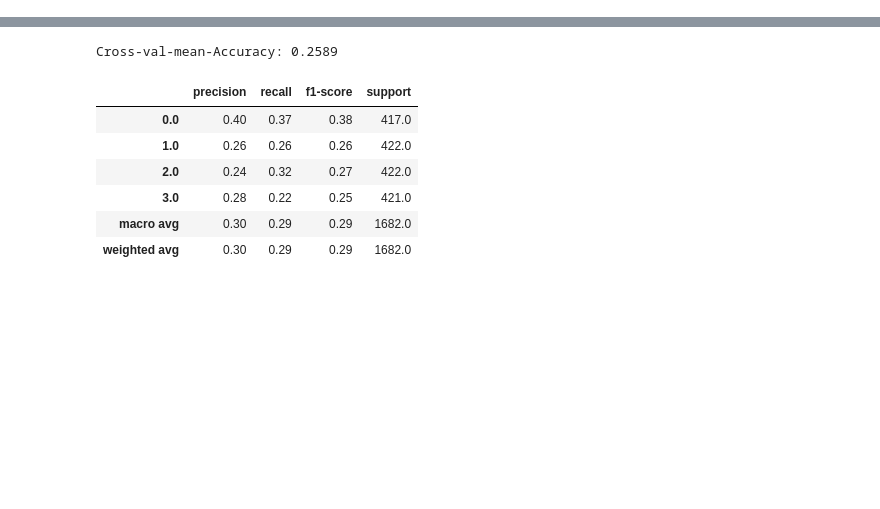
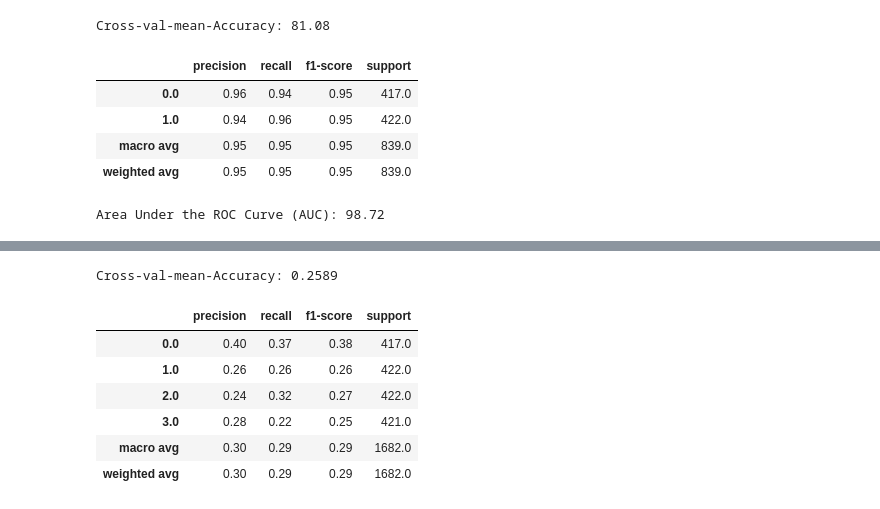
Before and after one commit to rahul-2422/BTP-files, a Jupyter notebook: codes-v1/classification.ipynb, the cells around one changed output, grey strips where cells are left out. Cells and saved outputs as stored; diff of their text form; code cells hidden in the pictures; blank space fills up the shorter version.

Commit message:
implemented xgboost for binary classification

```diff
--- a/codes-v1/classification.ipynb
+++ b/codes-v1/classification.ipynb
@@ -239,0 +239,3 @@ Macro-averaged One-vs-One ROC AUC score:0.58
+# %%
+from xgboost import XGBClassifier
+xgb = XGBClassifier()
@@ -239,0 +263,10 @@ Macro-averaged One-vs-One ROC AUC score:0.58
+# %%
+metrics(xgb)
+# %% [output]
+Cross-val-mean-Accuracy: 81.08
+|  | precision | recall | f1-score | support |
+| 0.0 | 0.96 | 0.94 | 0.95 | 417.0 |
+| 1.0 | 0.94 | 0.96 | 0.95 | 422.0 |
+| macro avg | 0.95 | 0.95 | 0.95 | 839.0 |
+| weighted avg | 0.95 | 0.95 | 0.95 | 839.0 |
+Area Under the ROC Curve (AUC): 98.72
```
Also changed, not shown: parts of 17 cells of this notebook, 4 other files.
